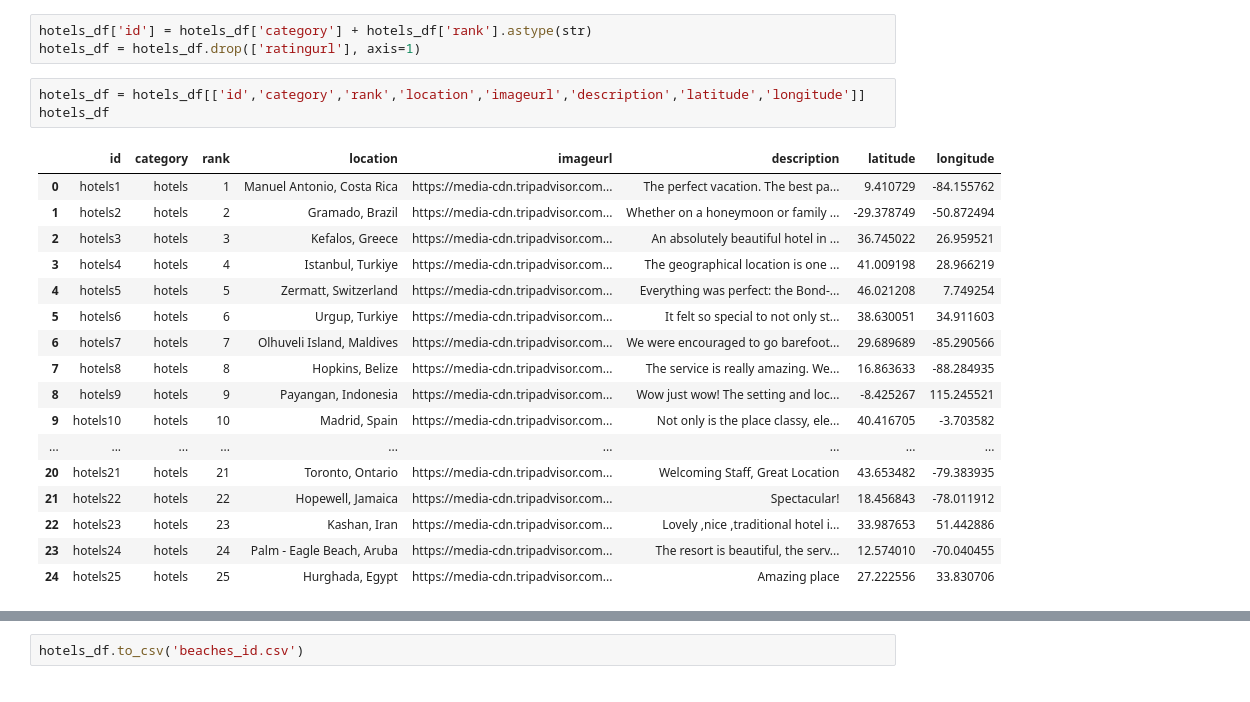
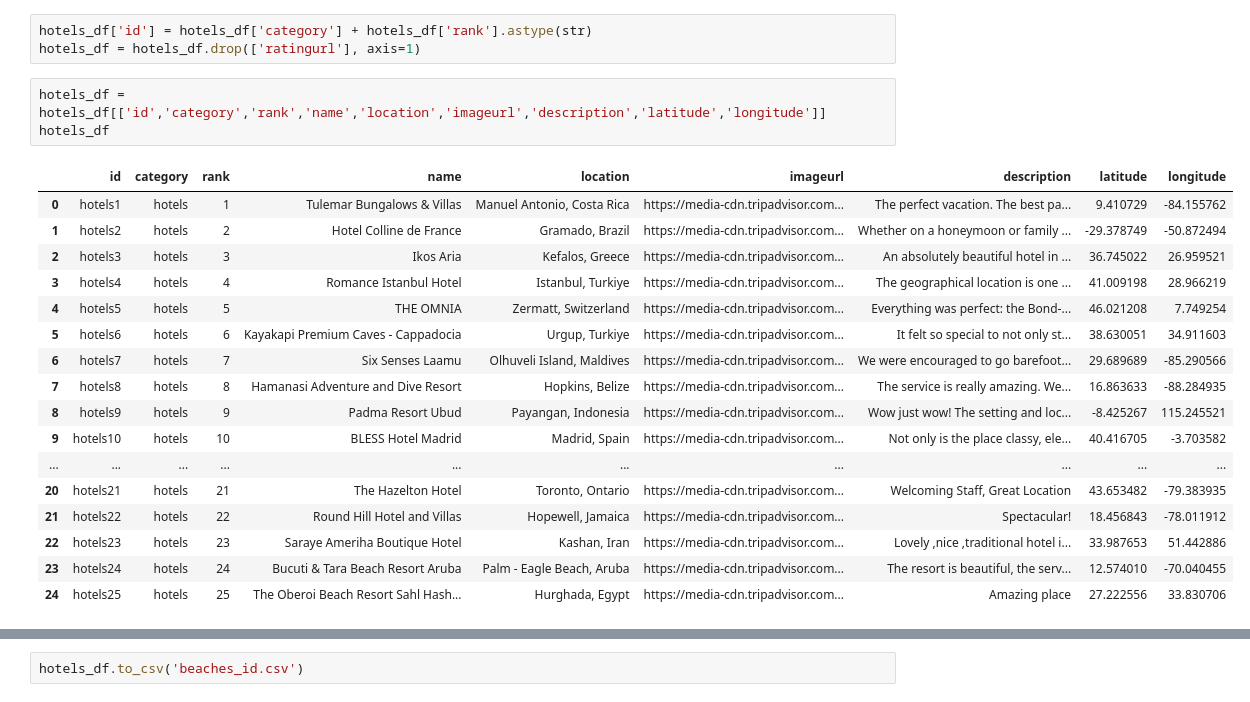
Before and after one commit to angelica3990/Project-3-TripAdvisor-Travelers-Choice-2023, a Jupyter notebook: to_json_hotels.ipynb, the cells around one changed output, grey strips where cells are left out. Drawn from its saved outputs; the diff is of its cells as text.

```diff
--- a/to_json_hotels.ipynb
+++ b/to_json_hotels.ipynb
@@ -28,25 +28,25 @@ hotels_df
 hotels_df['id'] = hotels_df['category'] + hotels_df['rank'].astype(str)
 hotels_df = hotels_df.drop(['ratingurl'], axis=1)
 # %%
-hotels_df = hotels_df[['id','category','rank','location','imageurl','description','latitude','longitude']]
+hotels_df = hotels_df[['id','category','rank','name','location','imageurl','description','latitude','longitude']]
 hotels_df
 # %% [output]
-|  | id | category | rank | location | imageurl | description | latitude | longitude |
-| 0 | hotels1 | hotels | 1 | Manuel Antonio, Costa Rica | https://media-cdn.tripadvisor.com... | The perfect vacation. The best pa... | 9.410729 | -84.155762 |
-| 1 | hotels2 | hotels | 2 | Gramado, Brazil | https://media-cdn.tripadvisor.com... | Whether on a honeymoon or family ... | -29.378749 | -50.872494 |
-| 2 | hotels3 | hotels | 3 | Kefalos, Greece | https://media-cdn.tripadvisor.com... | An absolutely beautiful hotel in ... | 36.745022 | 26.959521 |
-| 3 | hotels4 | hotels | 4 | Istanbul, Turkiye | https://media-cdn.tripadvisor.com... | The geographical location is one ... | 41.009198 | 28.966219 |
-| 4 | hotels5 | hotels | 5 | Zermatt, Switzerland | https://media-cdn.tripadvisor.com... | Everything was perfect: the Bond-... | 46.021208 | 7.749254 |
-| 5 | hotels6 | hotels | 6 | Urgup, Turkiye | https://media-cdn.tripadvisor.com... | It felt so special to not only st... | 38.630051 | 34.911603 |
-| 6 | hotels7 | hotels | 7 | Olhuveli Island, Maldives | https://media-cdn.tripadvisor.com... | We were encouraged to go barefoot... | 29.689689 | -85.290566 |
-| 7 | hotels8 | hotels | 8 | Hopkins, Belize | https://media-cdn.tripadvisor.com... | The service is really amazing. We... | 16.863633 | -88.284935 |
-| 8 | hotels9 | hotels | 9 | Payangan, Indonesia | https://media-cdn.tripadvisor.com... | Wow just wow! The setting and loc... | -8.425267 | 115.245521 |
-| 9 | hotels10 | hotels | 10 | Madrid, Spain | https://media-cdn.tripadvisor.com... | Not only is the place classy, ele... | 40.416705 | -3.703582 |
-| ... | ... | ... | ... | ... | ... | ... | ... | ... |
-| 20 | hotels21 | hotels | 21 | Toronto, Ontario | https://media-cdn.tripadvisor.com... | Welcoming Staff, Great Location | 43.653482 | -79.383935 |
-| 21 | hotels22 | hotels | 22 | Hopewell, Jamaica | https://media-cdn.tripadvisor.com... | Spectacular! | 18.456843 | -78.011912 |
-| 22 | hotels23 | hotels | 23 | Kashan, Iran | https://media-cdn.tripadvisor.com... | Lovely ,nice ,traditional hotel i... | 33.987653 | 51.442886 |
-| 23 | hotels24 | hotels | 24 | Palm - Eagle Beach, Aruba | https://media-cdn.tripadvisor.com... | The resort is beautiful, the serv... | 12.574010 | -70.040455 |
-| 24 | hotels25 | hotels | 25 | Hurghada, Egypt | https://media-cdn.tripadvisor.com... | Amazing place | 27.222556 | 33.830706 |
+|  | id | category | rank | name | location | imageurl | description | latitude | longitude |
+| 0 | hotels1 | hotels | 1 | Tulemar Bungalows & Villas | Manuel Antonio, Costa Rica | https://media-cdn.tripadvisor.com... | The perfect vacation. The best pa... | 9.410729 | -84.155762 |
+| 1 | hotels2 | hotels | 2 | Hotel Colline de France | Gramado, Brazil | https://media-cdn.tripadvisor.com... | Whether on a honeymoon or family ... | -29.378749 | -50.872494 |
+| 2 | hotels3 | hotels | 3 | Ikos Aria | Kefalos, Greece | https://media-cdn.tripadvisor.com... | An absolutely beautiful hotel in ... | 36.745022 | 26.959521 |
+| 3 | hotels4 | hotels | 4 | Romance Istanbul Hotel | Istanbul, Turkiye | https://media-cdn.tripadvisor.com... | The geographical location is one ... | 41.009198 | 28.966219 |
+| 4 | hotels5 | hotels | 5 | THE OMNIA | Zermatt, Switzerland | https://media-cdn.tripadvisor.com... | Everything was perfect: the Bond-... | 46.021208 | 7.749254 |
+| 5 | hotels6 | hotels | 6 | Kayakapi Premium Caves - Cappadocia | Urgup, Turkiye | https://media-cdn.tripadvisor.com... | It felt so special to not only st... | 38.630051 | 34.911603 |
+| 6 | hotels7 | hotels | 7 | Six Senses Laamu | Olhuveli Island, Maldives | https://media-cdn.tripadvisor.com... | We were encouraged to go barefoot... | 29.689689 | -85.290566 |
+| 7 | hotels8 | hotels | 8 | Hamanasi Adventure and Dive Resort | Hopkins, Belize | https://media-cdn.tripadvisor.com... | The service is really amazing. We... | 16.863633 | -88.284935 |
+| 8 | hotels9 | hotels | 9 | Padma Resort Ubud | Payangan, Indonesia | https://media-cdn.tripadvisor.com... | Wow just wow! The setting and loc... | -8.425267 | 115.245521 |
+| 9 | hotels10 | hotels | 10 | BLESS Hotel Madrid | Madrid, Spain | https://media-cdn.tripadvisor.com... | Not only is the place classy, ele... | 40.416705 | -3.703582 |
+| ... | ... | ... | ... | ... | ... | ... | ... | ... | ... |
+| 20 | hotels21 | hotels | 21 | The Hazelton Hotel | Toronto, Ontario | https://media-cdn.tripadvisor.com... | Welcoming Staff, Great Location | 43.653482 | -79.383935 |
+| 21 | hotels22 | hotels | 22 | Round Hill Hotel and Villas | Hopewell, Jamaica | https://media-cdn.tripadvisor.com... | Spectacular! | 18.456843 | -78.011912 |
+| 22 | hotels23 | hotels | 23 | Saraye Ameriha Boutique Hotel | Kashan, Iran | https://media-cdn.tripadvisor.com... | Lovely ,nice ,traditional hotel i... | 33.987653 | 51.442886 |
+| 23 | hotels24 | hotels | 24 | Bucuti & Tara Beach Resort Aruba | Palm - Eagle Beach, Aruba | https://media-cdn.tripadvisor.com... | The resort is beautiful, the serv... | 12.574010 | -70.040455 |
+| 24 | hotels25 | hotels | 25 | The Oberoi Beach Resort Sahl Hash... | Hurghada, Egypt | https://media-cdn.tripadvisor.com... | Amazing place | 27.222556 | 33.830706 |
 # %%
 hotels_df.dtypes
```
Also changed, not shown: parts of 6 cells of this notebook, 8 other files.
